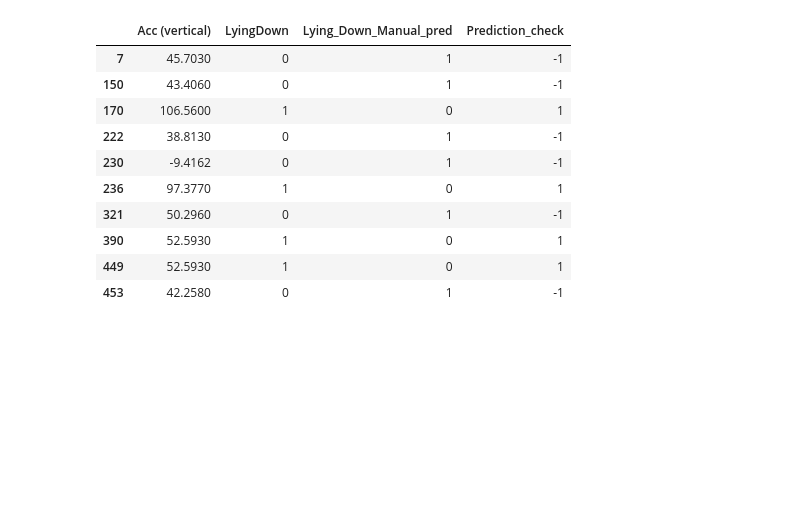
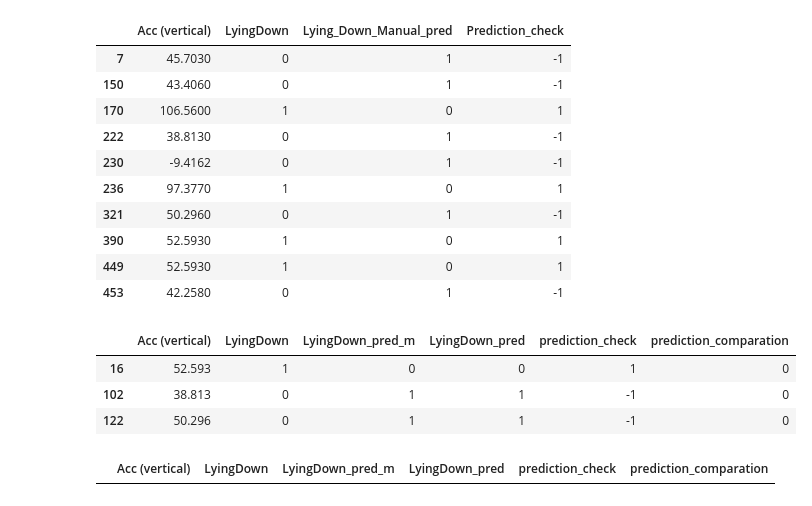
Before and after one commit to AfobCode/LearningPython, a Jupyter notebook: Regression_Analysis/binomial_logistic_regression_intro.ipynb, the cells around one changed output. Saved outputs shown, nothing was run; the diff lists cells and outputs as text; code cells hidden in the pictures; blank space fills up the shorter version.

```diff
--- a/Regression_Analysis/binomial_logistic_regression_intro.ipynb
+++ b/Regression_Analysis/binomial_logistic_regression_intro.ipynb
@@ -108,0 +120,11 @@ acc_data[acc_data['Prediction_check'] != 0]
+# %%
+acc_prediction_check
+# %% [output]
+|  | Acc (vertical) | LyingDown | LyingDown_pred_m | LyingDown_pred | prediction_check | prediction_comparation |
+| 16 | 52.593 | 1 | 0 | 0 | 1 | 0 |
+| 102 | 38.813 | 0 | 1 | 1 | -1 | 0 |
+| 122 | 50.296 | 0 | 1 | 1 | -1 | 0 |
+# %%
+acc_prediction_comparation
+# %% [output]
+|  | Acc (vertical) | LyingDown | LyingDown_pred_m | LyingDown_pred | prediction_check | prediction_comparation |
```
Also changed, not shown: parts of 7 cells of this notebook.
